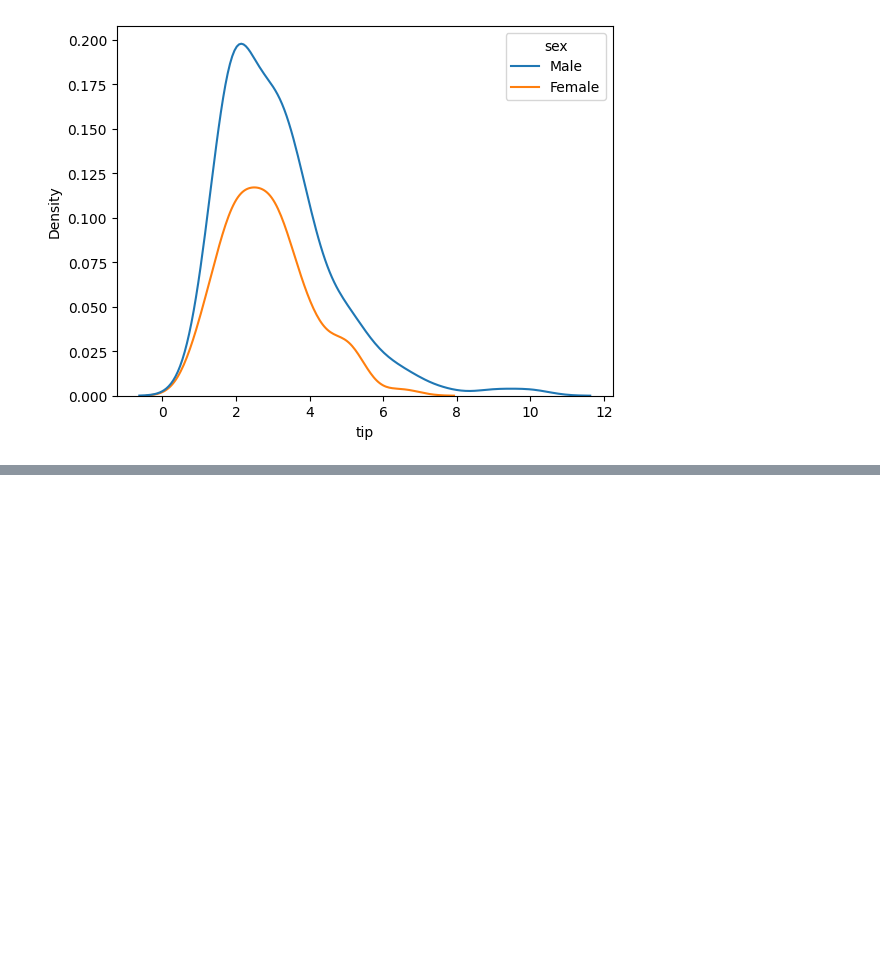
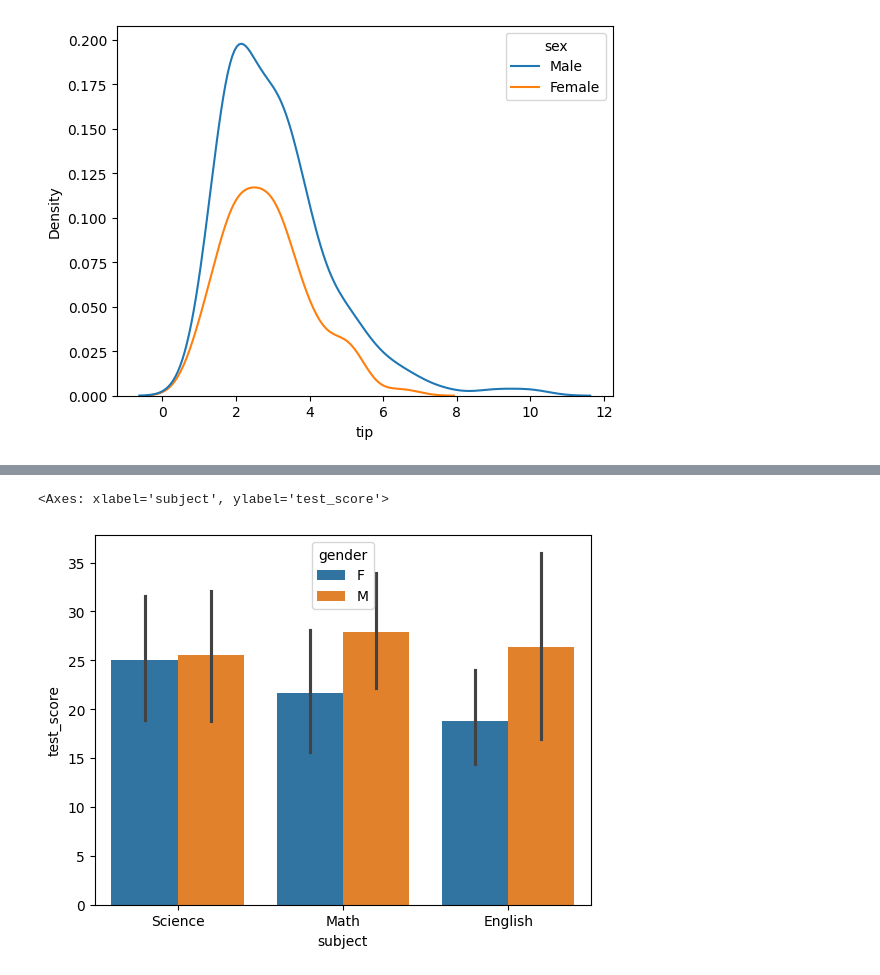
Before and after one commit to roybipro/AI-ML-learning-Phitron, a Jupyter notebook: Semister1/module-14-seaborn-plotly/seaborn-plotly.ipynb, the cells around one changed output, grey strips where cells are left out. Cells and saved outputs as stored; diff of their text form; code cells hidden in the pictures; blank space fills up the shorter version.

```diff
--- a/Semister1/module-14-seaborn-plotly/seaborn-plotly.ipynb
+++ b/Semister1/module-14-seaborn-plotly/seaborn-plotly.ipynb
@@ -136,0 +165,6 @@ sns.kdeplot(data = tips_data, x = 'tip', hue = 'sex')
+# %%
+# bar plot
+sns.barplot(data = student, x = 'subject', y = 'test_score', hue = 'gender')
+# %% [output]
+<Axes: xlabel='subject', ylabel='test_score'>
+[figure, added]
```
Also changed, not shown: parts of 4 cells of this notebook.
